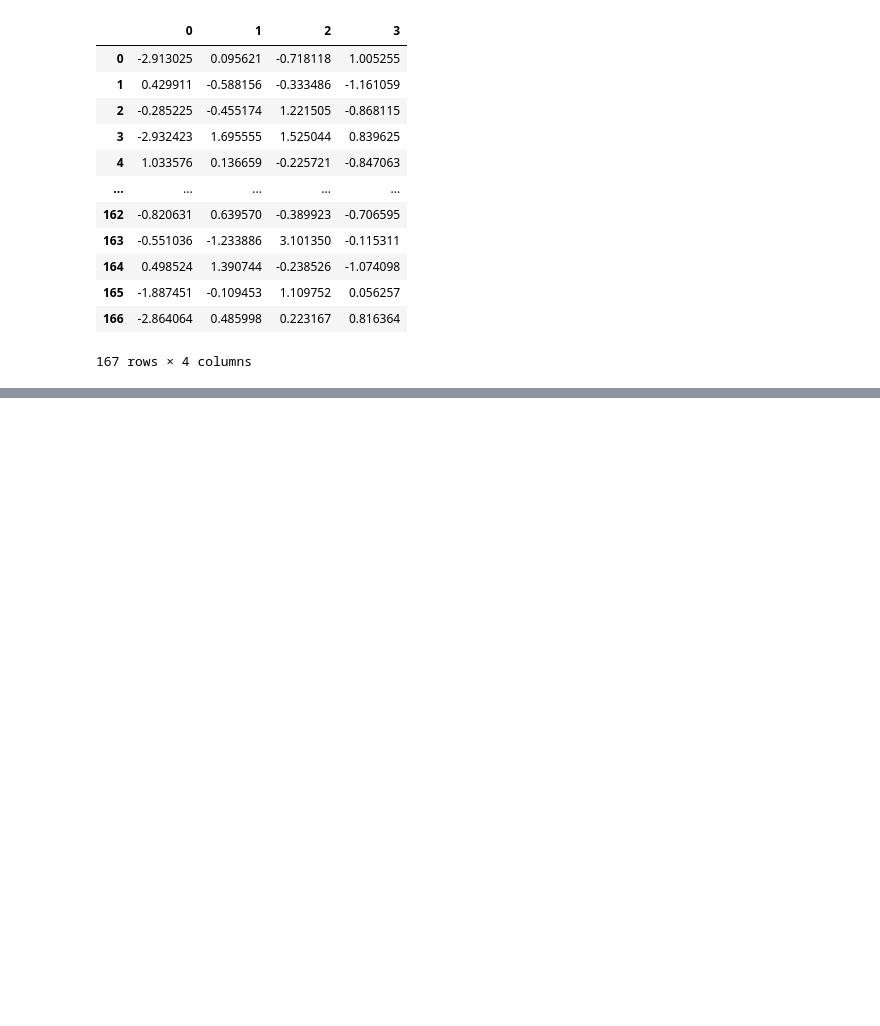
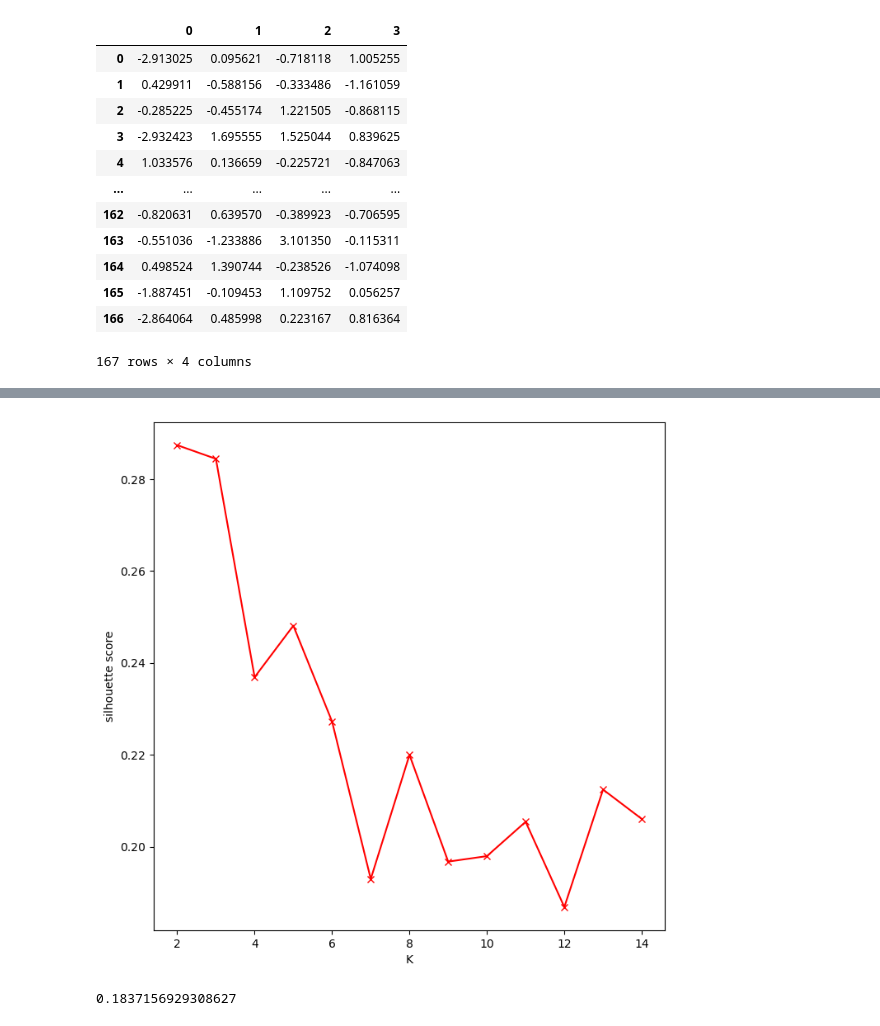
Before and after one commit to jasonssdev/platzi-clustering, a Jupyter notebook: notebooks/05_project_clustering.ipynb, the cells around one changed output, grey strips where cells are left out. Cells and saved outputs as stored; diff of their text form; code cells hidden in the pictures; blank space fills up the shorter version.

```diff
--- a/notebooks/05_project_clustering.ipynb
+++ b/notebooks/05_project_clustering.ipynb
@@ -183,0 +243,15 @@ pca_data_standard
+# %%
+fig = plt.figure(figsize=(8,8))
+plt.plot(K, silhouette_scores, 'rx-')
+plt.xlabel('K')
+plt.ylabel('silhouette score')
+plt.show()
+# %% [output]
+[figure, added]
+# %%
+km = KMeans(n_clusters = 5)
+y = km.fit_predict(df_country_scaled)
+print(silhouette_score(df_country_scaled, y))
+df_country['k_means'] = y
+# %% [output]
+0.1837156929308627
```
Also changed, not shown: parts of 44 cells of this notebook.
